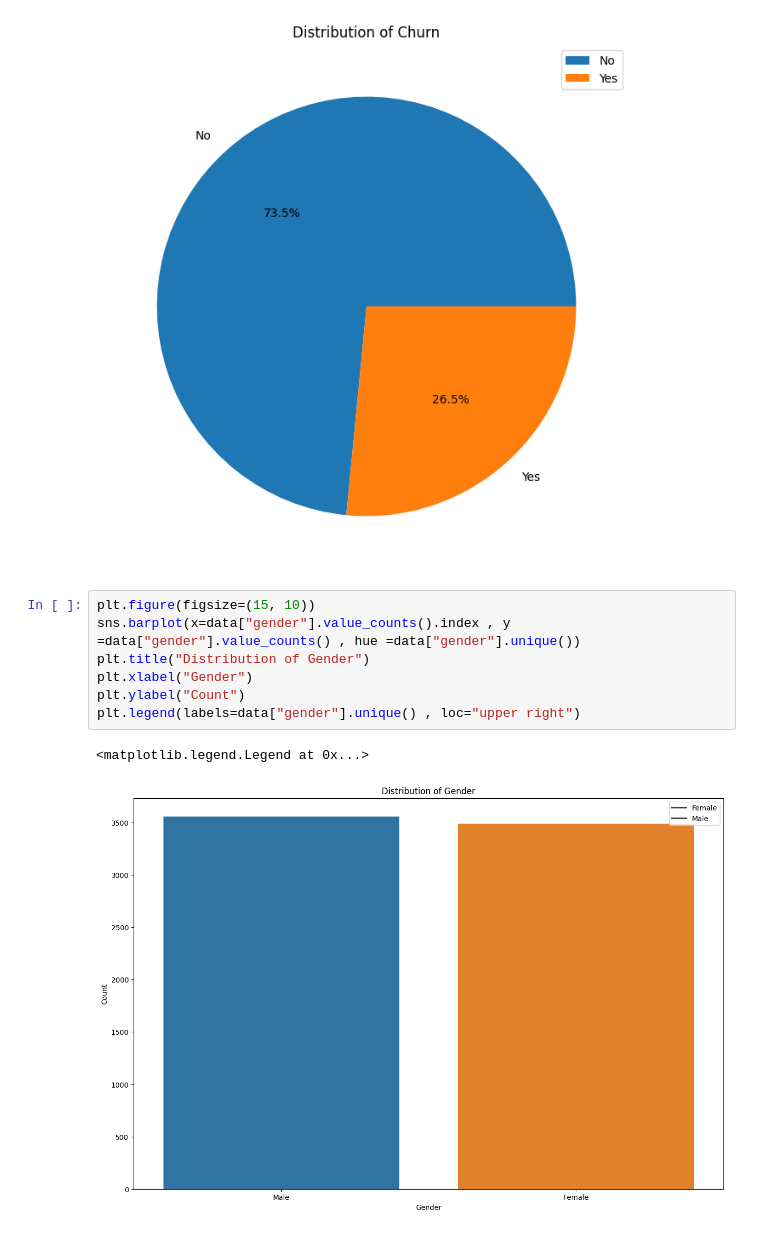
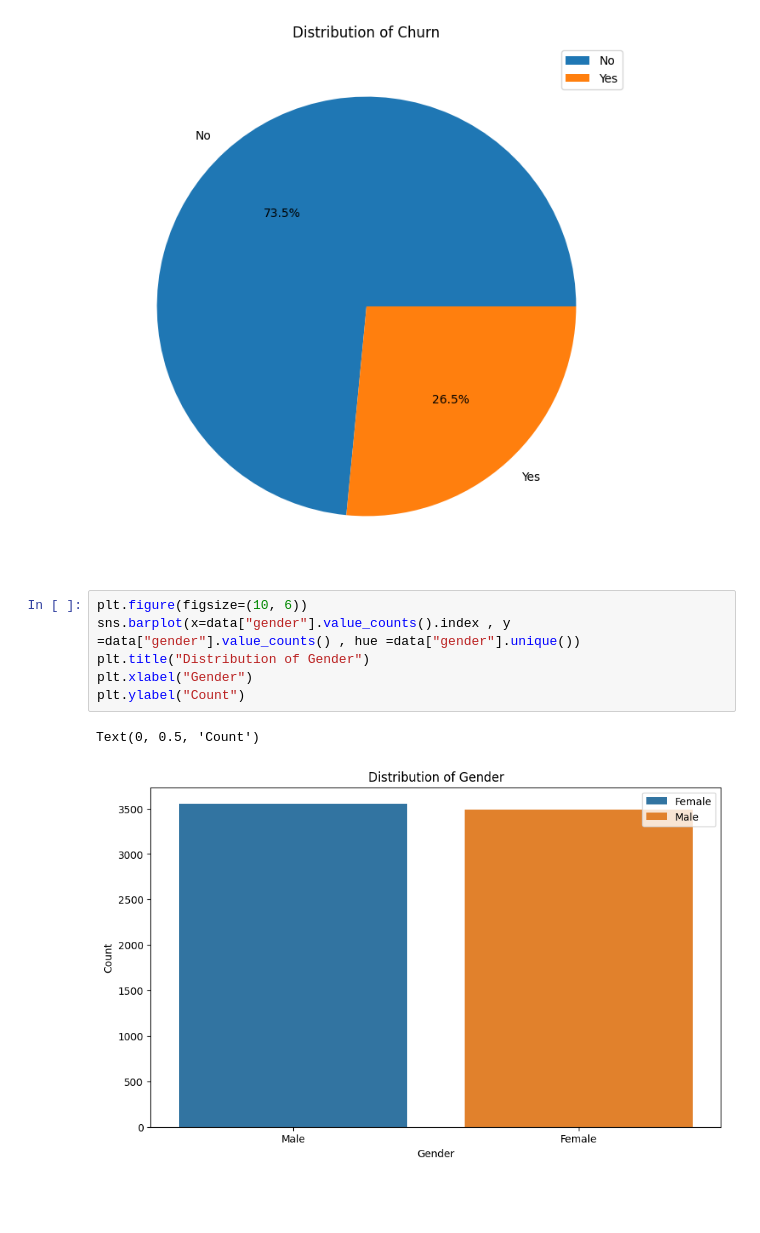
Before and after one commit to elmoujahidayoub171/Customer-Churn-Prediction, a Jupyter notebook: notebooks/eda.ipynb, the cells around one changed output. Saved outputs shown, nothing was run; the diff lists cells and outputs as text; blank space fills up the shorter version.

```diff
--- a/notebooks/eda.ipynb
+++ b/notebooks/eda.ipynb
@@ -90,12 +90,11 @@ plt.legend(labels=data["Churn"].unique() , loc="upper right")
 <matplotlib.legend.Legend at 0x...>
 [figure]
 # %%
-plt.figure(figsize=(15, 10))
+plt.figure(figsize=(10, 6))
 sns.barplot(x=data["gender"].value_counts().index , y =data["gender"].value_counts() , hue =data["gender"].unique())
 plt.title("Distribution of Gender")
 plt.xlabel("Gender")
 plt.ylabel("Count")
-plt.legend(labels=data["gender"].unique() , loc="upper right")
 # %% [output]
-<matplotlib.legend.Legend at 0x...>
+Text(0, 0.5, 'Count')
-[figure, old version]
+[figure, new version]
```
Also changed, not shown: parts of 2 cells of this notebook.
